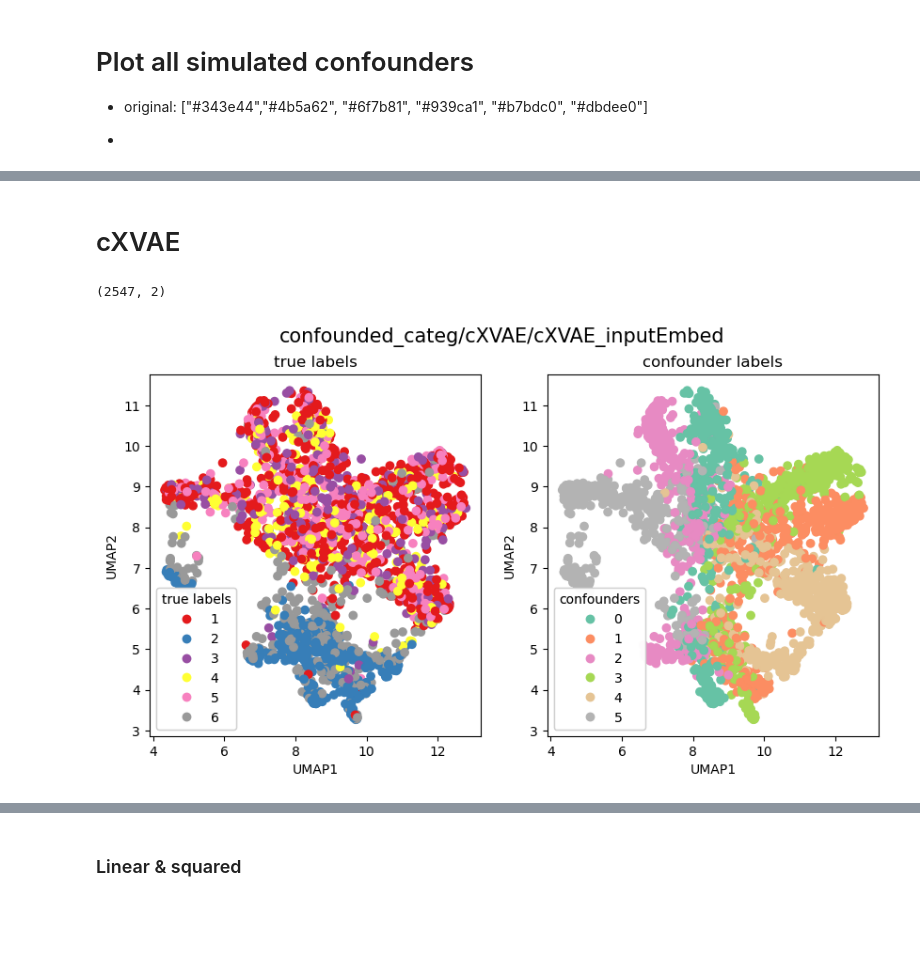
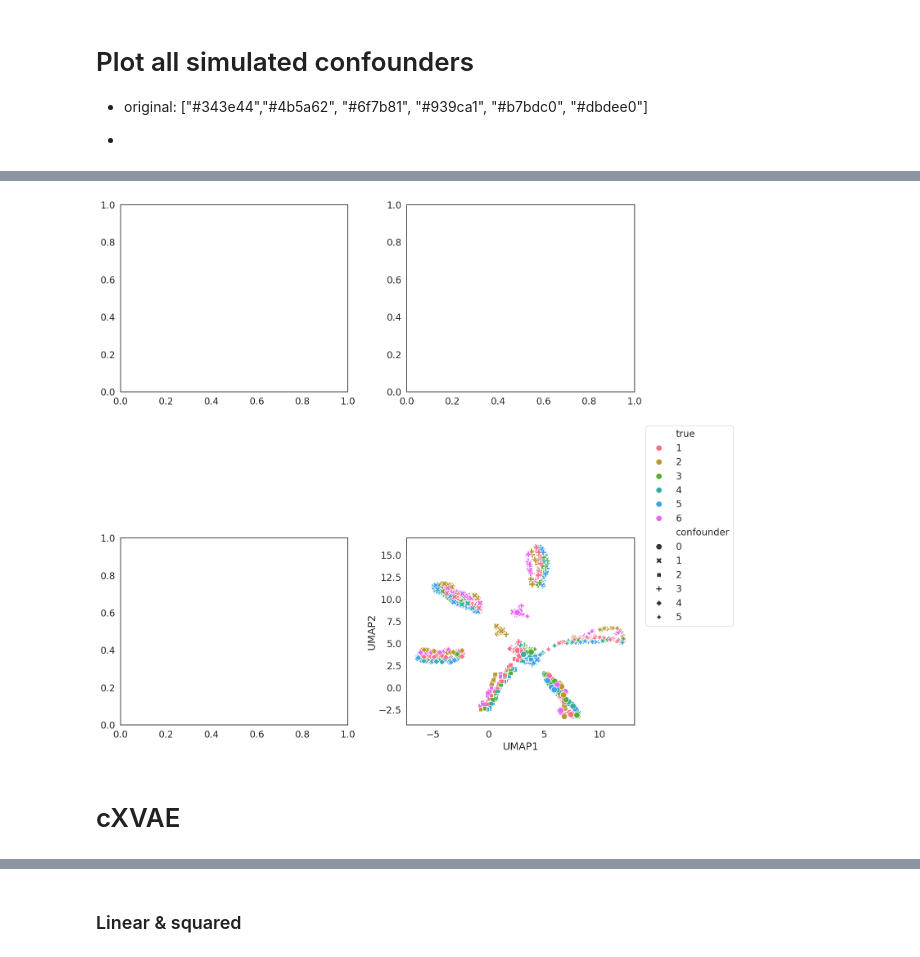
Before and after one commit to ZuqiLi/Multi-Omics-Deconfounding-VAE, a Jupyter notebook: figure_publication.ipynb, the cells around one changed output, grey strips where cells are left out. Saved outputs shown, nothing was run; the diff lists cells and outputs as text; code cells hidden in the pictures; blank space fills up the shorter version.

```diff
--- a/figure_publication.ipynb
+++ b/figure_publication.ipynb
@@ -143,16 +142,9 @@ plot_original_umap_latSpace(X1_orig, Y_orig, cmap_true=cmap_deconf, modelname= "
+# %%
+fig, ((ax1, ax2), (ax3, ax4)) = plt.subplots(2,2, figsize=(16,14))
+sns.scatterplot(data=df_conf, x="UMAP1", y="UMAP2", hue="true", style="confounder", s=110, ax=ax4, palette=cmap)
+plt.legend(bbox_to_anchor=(1.05, 1.6), borderaxespad=0., loc=2)
+plt.tight_layout()
+# %% [output]
+[figure, added]
 # %% [markdown]
 # cXVAE
-# %%
-modelname = "confounded_categ/cXVAE/cXVAE_inputEmbed"
-
-epoch = 1
-ckpt_path = f"{os.getcwd()}/lightning_logs/{modelname}/epoch{epoch}/checkpoints"
-ckpt_file = f"{ckpt_path}/{os.listdir(ckpt_path)[0]}"
-model = cXVAE_inputEmbed.load_from_checkpoint(ckpt_file)
-z = model.generate_embedding(X1_categ, X2_categ, conf_categ).detach().numpy()
-embedding = do_umap(z)
-
-plot_deconfounded_umap_latSpace(z, Y_categ, conf_labels_categ, modelname=f"{modelname}")
-# %% [output]
-(2547, 2)
-[figure, removed]
```
Also changed, not shown: parts of 15 cells of this notebook, 2 other files.
